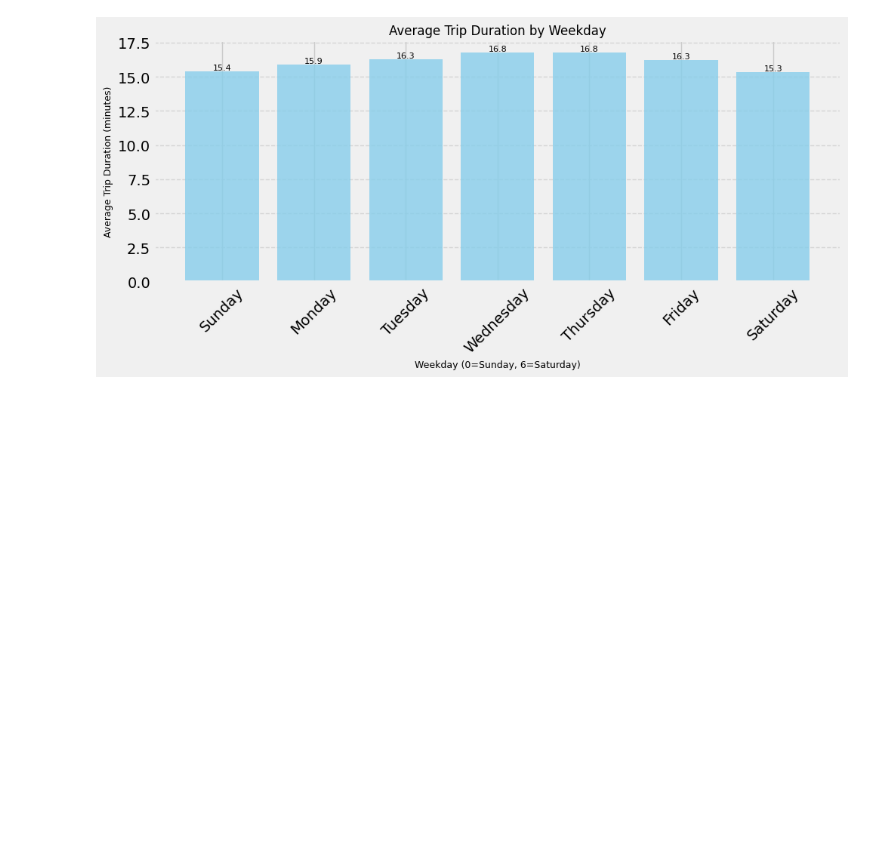
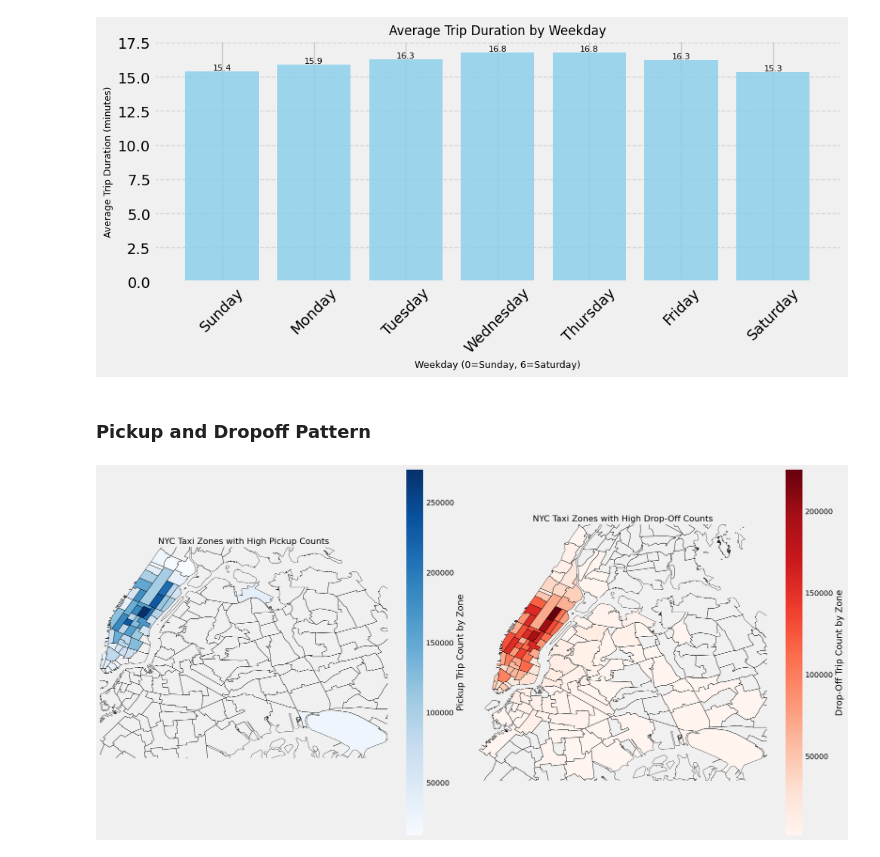
Before and after one commit to nhhongan/nyc_yellow_taxi_eta, a Jupyter notebook: notebook/eda_processing.ipynb, the cells around one changed output. Drawn from its saved outputs; the diff is of its cells as text; code cells hidden in the pictures; blank space fills up the shorter version.

```diff
--- a/notebook/eda_processing.ipynb
+++ b/notebook/eda_processing.ipynb
@@ -1107,3 +1118,5 @@ plt.tight_layout()
 plt.show()
 # %% [output]
 [figure]
+# %% [markdown]
+### Pickup and Dropoff Pattern
@@ -1109,0 +1165,66 @@ plt.show()
+# %%
+# Aggregate data by pickup and drop-off zones
+pickup_aggregated_df = taxi_df.groupBy("pu_zone_id").agg(count("*").alias("pickup_trip_count"))
+dropoff_aggregated_df = taxi_df.groupBy("do_zone_id").agg(count("*").alias("dropoff_trip_count"))
+
+pickup_aggregated_pd = pickup_aggregated_df.toPandas()
+dropoff_aggregated_pd = dropoff_aggregated_df.toPandas()
+# %%
+# Merge with pickup zones
+pickup_gdf = zones_gdf.merge(pickup_aggregated_pd, left_on="zone_id", right_on="pu_zone_id", how="left")
+
+# Merge with drop-off zones
+dropoff_gdf = zones_gdf.merge(dropoff_aggregated_pd, left_on="zone_id", right_on="do_zone_id", how="left")
+
+pickup_gdf["pickup_trip_count"].fillna(0, inplace=True)
+dropoff_gdf["dropoff_trip_count"].fillna(0, inplace=True)
+# %%
+# Define a threshold for zooming into the high-pickup areas
+large_pickup_threshold = 10000  # Adjust this value as needed
+large_dropoff_threshold = 1000
+# Filter zones with pickup counts above the threshold
+large_pickup_gdf = pickup_gdf[pickup_gdf["pickup_trip_count"] > large_pickup_threshold]
+large_dropoff_gdf = dropoff_gdf[dropoff_gdf["dropoff_trip_count"] > large_dropoff_threshold]
+
+# Get the bounding boxes for pickup and dropoff zones
+pickup_bounds = large_pickup_gdf.total_bounds  # [minx, miny, maxx, maxy]
+dropoff_bounds = large_dropoff_gdf.total_bounds  # [minx, miny, maxx, maxy]
+
+# Create subplots for side-by-side maps
+fig, axes = plt.subplots(1, 2, figsize=(20, 10))
+
+# Plot the pickup zones (First map)
+zones_gdf.boundary.plot(ax=axes[0], color="black", linewidth=0.5)  # Plot boundaries for context
+large_pickup_gdf.plot(
+    ax=axes[0],
+    column="pickup_trip_count",
+    cmap="Blues",
+    legend=True,
+    legend_kwds={"label": "Pickup Trip Count by Zone"},
+    missing_kwds={"color": "lightgrey"},
+)
+axes[0].set_xlim(pickup_bounds[0], pickup_bounds[2])  # Zoom into pickup area
+axes[0].set_ylim(pickup_bounds[1], pickup_bounds[3])
+axes[0].set_title("NYC Taxi Zones with High Pickup Counts", fontsize=16)
+axes[0].axis("off")
+
+# Plot the drop-off zones (Second map)
+zones_gdf.boundary.plot(ax=axes[1], color="black", linewidth=0.5)  # Plot boundaries for context
+large_dropoff_gdf.plot(
+    ax=axes[1],
+    column="dropoff_trip_count",
+    cmap="Reds",
+    legend=True,
+    legend_kwds={"label": "Drop-Off Trip Count by Zone"},
+    missing_kwds={"color": "lightgrey"},
+)
+axes[1].set_xlim(dropoff_bounds[0], dropoff_bounds[2])  # Zoom into dropoff area
+axes[1].set_ylim(dropoff_bounds[1], dropoff_bounds[3])
+axes[1].set_title("NYC Taxi Zones with High Drop-Off Counts", fontsize=16)
+axes[1].axis("off")
+
+# Show the combined figure
+plt.tight_layout()
+plt.show()
+# %% [output]
+[figure, added]
```
Also changed, not shown: parts of 14 cells of this notebook.
